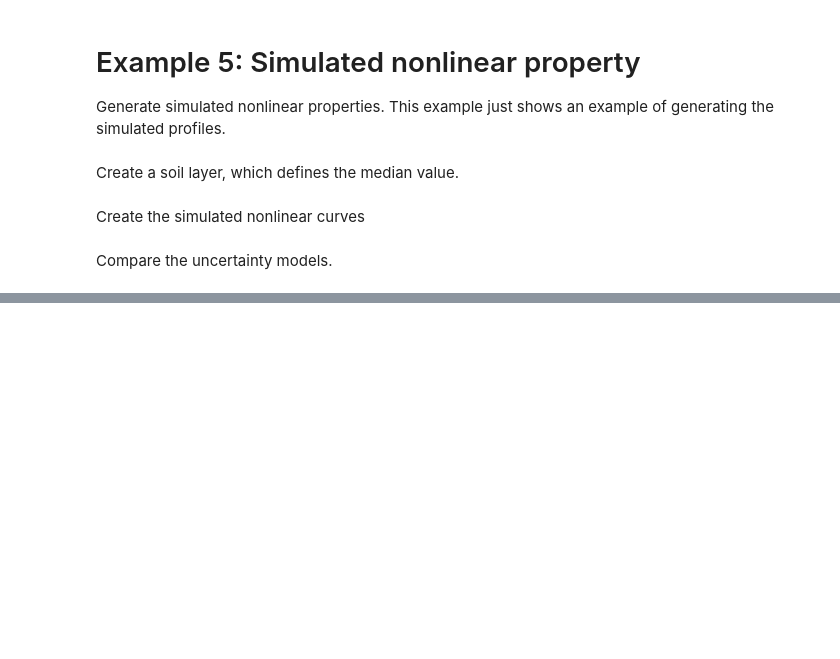
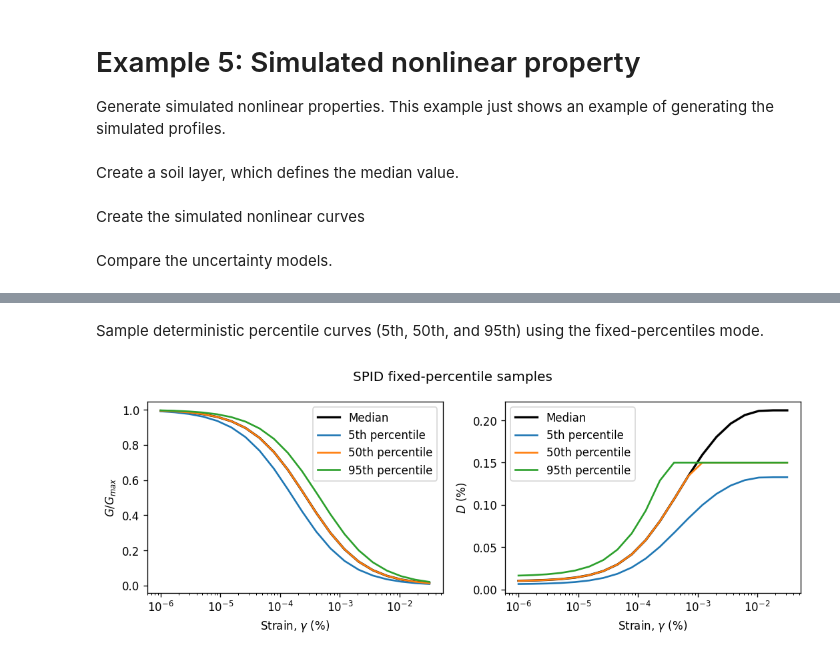
Before and after one commit to arkottke/pystrata, a Jupyter notebook: examples/example-05.ipynb, the cells around one changed output, grey strips where cells are left out. Saved outputs shown, nothing was run; the diff lists cells and outputs as text; code cells hidden in the pictures; blank space fills up the shorter version.

```diff
--- a/examples/example-05.ipynb
+++ b/examples/example-05.ipynb
@@ -57,0 +58,41 @@ fig.tight_layout();
+# %% [markdown]
+Sample deterministic percentile curves (5th, 50th, and 95th) using the fixed-percentiles mode.
+# %%
+percentiles = [0.05, 0.50, 0.95]
+model = pystrata.variation.SpidVariation(
+    correlation=0,
+    sample_mode="fixed_percentiles",
+    percentiles=percentiles,
+)
+
+samples = [model(soil_type, sample_index=i) for i in range(len(percentiles))]
+
+fig, axes = plt.subplots(
+    1, 2, sharex=True, subplot_kw={"xscale": "log"}, figsize=(9, 3.5)
+)
+
+for ax, prop, ylabel in zip(
+    axes,
+    ["mod_reduc", "damping"],
+    ["$G/G_{max}$", "$D$ (%)"],
+):
+    strains = getattr(soil_type, prop).strains
+    median = getattr(soil_type, prop).values
+    ax.plot(strains, median, color="k", linewidth=2, label="Median")
+    for p, sample in zip(percentiles, samples):
+        ax.plot(
+            strains,
+            getattr(sample, prop).values,
+            linewidth=1.6,
+            label=f"{int(100 * p)}th percentile",
+        )
+    ax.set_ylabel(ylabel)
+    ax.legend()
+
+for ax in axes:
+    ax.set_xlabel(r"Strain, $\gamma$ (%)")
+
+fig.suptitle("SPID fixed-percentile samples")
+fig.tight_layout();
+# %% [output]
+[figure, added]
```
Also changed, not shown: parts of 1 cell of this notebook.
